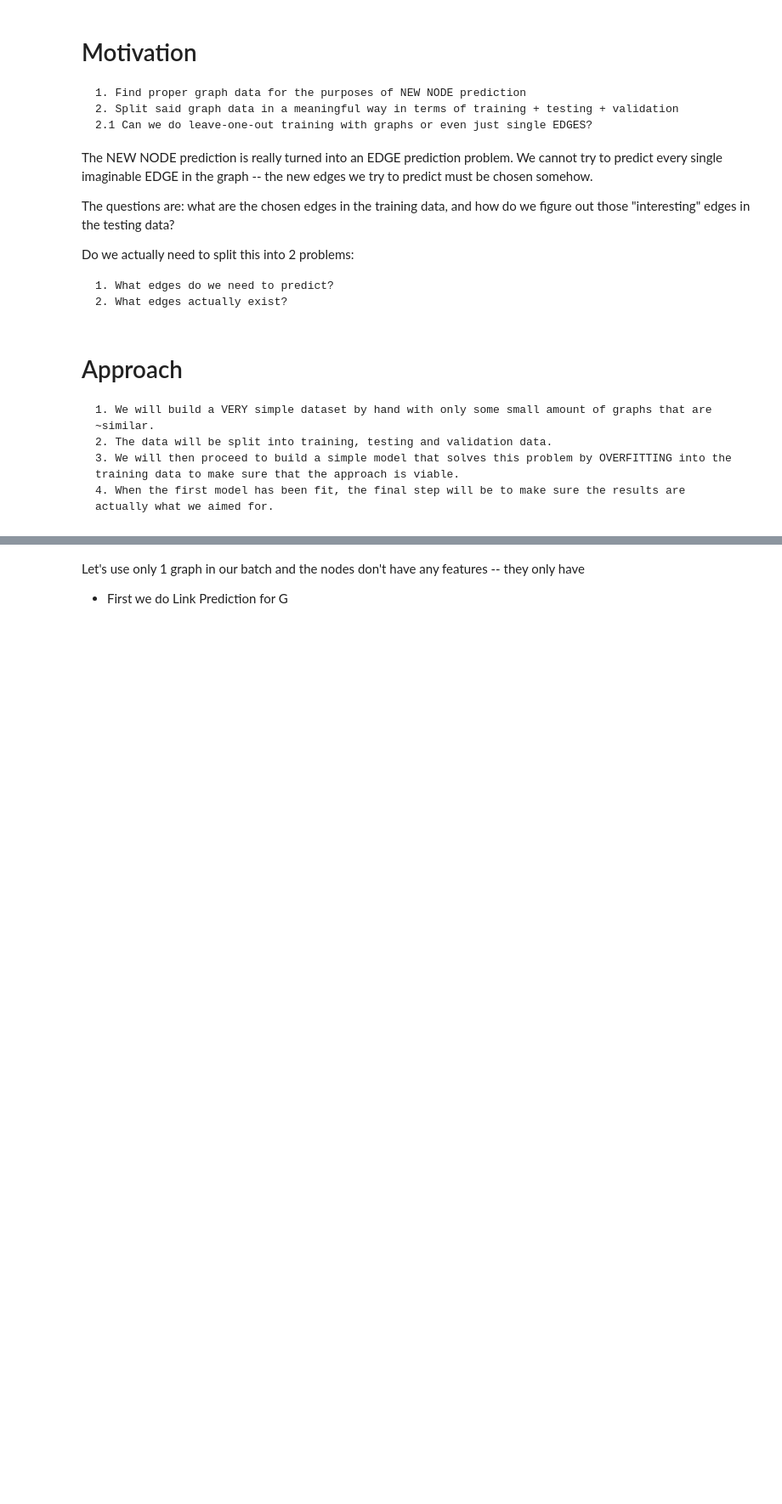
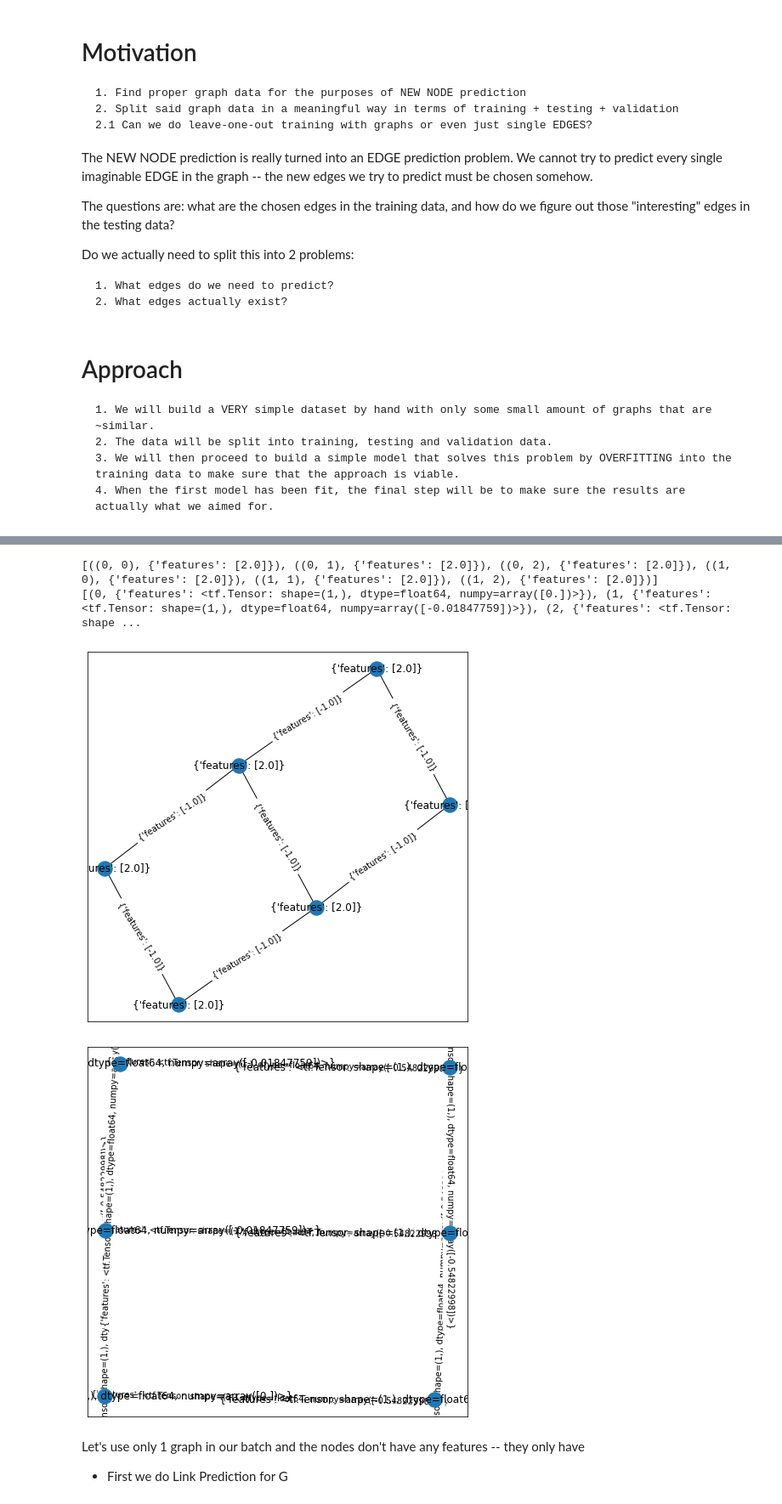
Before and after one commit to pekka-aleksi/NN-demos, a Jupyter notebook: 01 Inverting a Graph.ipynb, the cells around one changed output, grey strips where cells are left out. Shown at 85% size. Saved outputs shown, nothing was run; the diff lists cells and outputs as text; code cells hidden in the pictures; blank space fills up the shorter version.

```diff
--- a/01 Inverting a Graph.ipynb
+++ b/01 Inverting a Graph.ipynb
@@ -37,17 +90,3 @@ Do we actually need to split this into 2 problems:
     2. The data will be split into training, testing and validation data.
     3. We will then proceed to build a simple model that solves this problem by OVERFITTING into the training data to make sure that the approach is viable.
     4. When the first model has been fit, the final step will be to make sure the results are actually what we aimed for.
-# %%
-M, N = 2, 3
-
-G = nx.generators.lattice.grid_2d_graph(M, map(int, np.linspace(0, N-1, N)))
-original_graph = deepcopy(G)
-
-nx.set_node_attributes(G, {k: {'features': [0.0]} for k in G.nodes()})
-nx.set_edge_attributes(G, {k: {'features': [0.0]} for k in G.edges()})
-
-G = nx.convert_node_labels_to_integers(G)
-
-GRAPHS_TUPLES = gn.utils_np.networkxs_to_graphs_tuple([G])
-
-GRAPHS_TUPLES = gn.utils_tf.set_zero_global_features(GRAPHS_TUPLES, 1, dtype=np.float64)
@@ -81,14 +100,27 @@ nx.draw_networkx_edges(G, pos=pos)
 # %%
 
 # map the global features, node features and edge features just 1-to-1 for now to make sure the network accepts the inputs
 
 graph_net_module = gn.modules.GraphNetwork(
     edge_model_fn=lambda: snt.nets.MLP([1, 1]),
     node_model_fn=lambda: snt.nets.MLP([1, 1]),
     global_model_fn=lambda: snt.nets.MLP([1, 1]))
 
 
-first_run = graph_net_module(GRAPHS_TUPLES)
+BEFORE_PASS = GET_GRAPH(2.0, -1.0)
+DO_PLOT(BEFORE_PASS)
+
+
+AFTER_FIRST_PASS = graph_net_module(FORWARD(BEFORE_PASS))
+
+GRAPH_AFTER_PASS = BACKWARD(AFTER_FIRST_PASS)
+
+DO_PLOT(GRAPH_AFTER_PASS)
+# %% [output]
+[((0, 0), {'features': [2.0]}), ((0, 1), {'features': [2.0]}), ((0, 2), {'features': [2.0]}), ((1, 0), {'features': [2.0]}), ((1, 1), {'features': [2.0]}), ((1, 2), {'features': [2.0]})]
+[(0, {'features': <tf.Tensor: shape=(1,), dtype=float64, numpy=array([0.])>}), (1, {'features': <tf.Tensor: shape=(1,), dtype=float64, numpy=array([-0.01847759])>}), (2, {'features': <tf.Tensor: shape ...
+[figure, added]
+[figure, added]
 # %% [markdown]
 Let's use only 1 graph in our batch and the nodes don't have any features -- they only have
 
```
Also changed, not shown: parts of 8 cells of this notebook.
